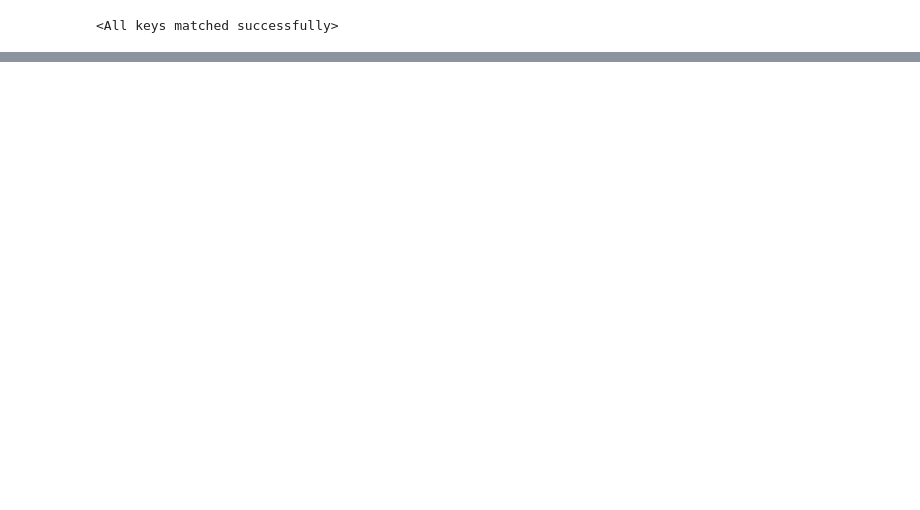
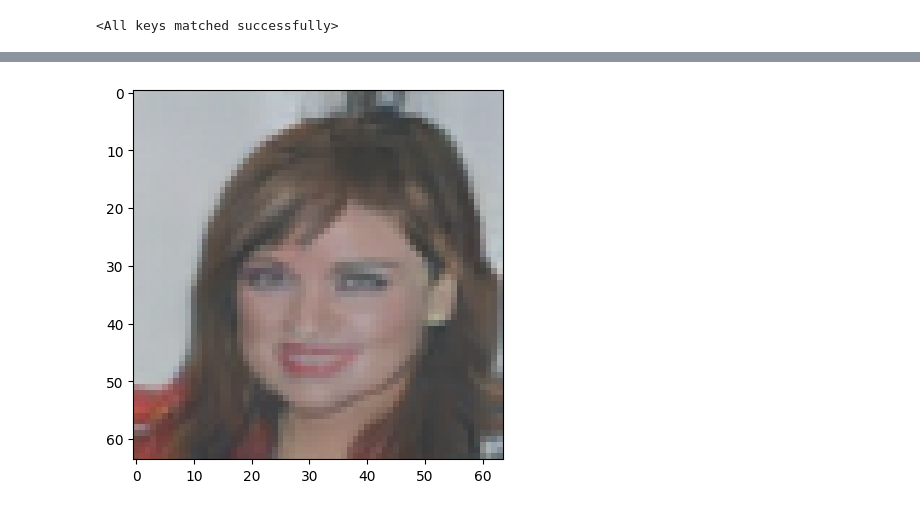
Before and after one commit to Vishwa2684/DCGAN, a Jupyter notebook: eval.ipynb, the cells around one changed output, grey strips where cells are left out. Drawn from its saved outputs; the diff is of its cells as text; code cells hidden in the pictures; blank space fills up the shorter version.

```diff
--- a/eval.ipynb
+++ b/eval.ipynb
@@ -112,0 +58,6 @@ except Exception as e:
+# %%
+generated_imgs_cpu[0].shape
+plt.imshow(generated_imgs_cpu[0])
+plt.savefig('./output/test_img_50ep')
+# %% [output]
+[figure, added]
```
Also changed, not shown: parts of 9 cells of this notebook, 8 other files.
